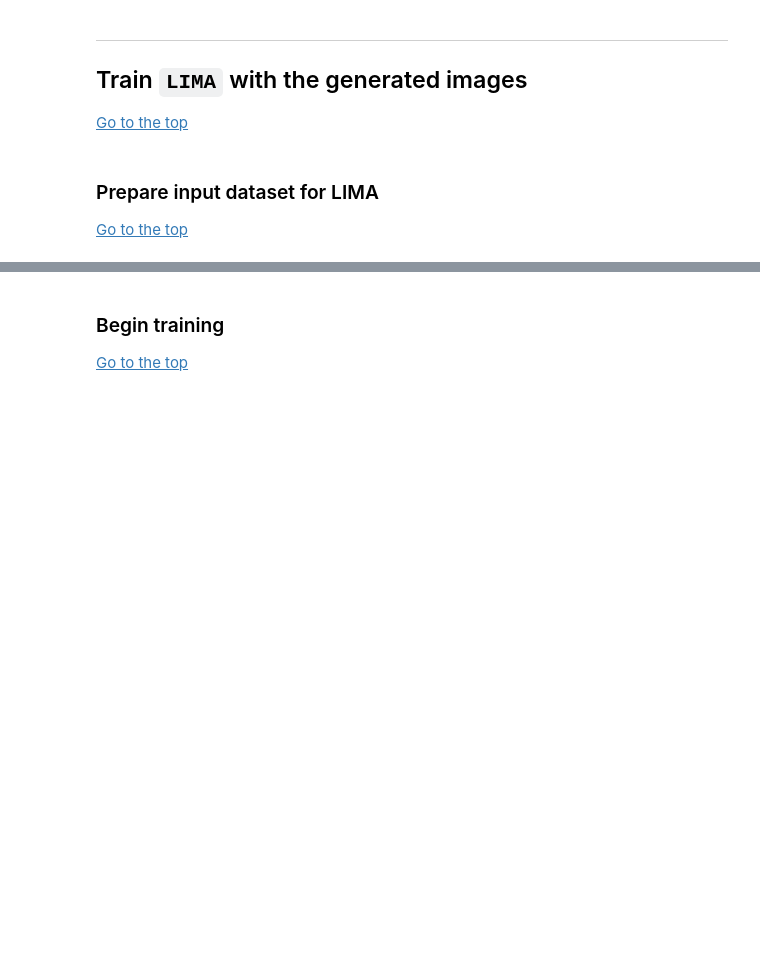
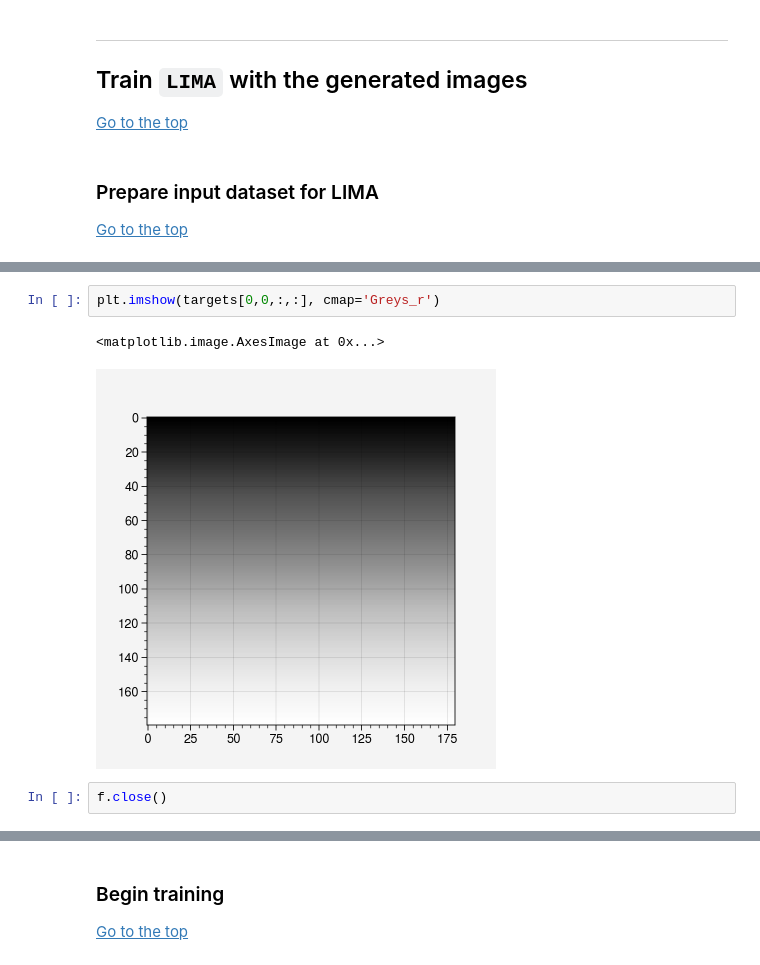
Before and after one commit to kamilazdybal/pykitPIV, a Jupyter notebook: jupyter-notebooks/integration-with-LIMA.ipynb, the cells around one changed output, grey strips where cells are left out. Cells and saved outputs as stored; diff of their text form; blank space fills up the shorter version.

```diff
--- a/jupyter-notebooks/integration-with-LIMA.ipynb
+++ b/jupyter-notebooks/integration-with-LIMA.ipynb
@@ -187,0 +213,7 @@ image_test.images_I1_no_buffer[0].shape
+# %%
+plt.imshow(targets[0,0,:,:], cmap='Greys_r')
+# %% [output]
+<matplotlib.image.AxesImage at 0x...>
+[figure, added]
+# %%
+f.close()
```
Also changed, not shown: parts of 21 cells of this notebook.
